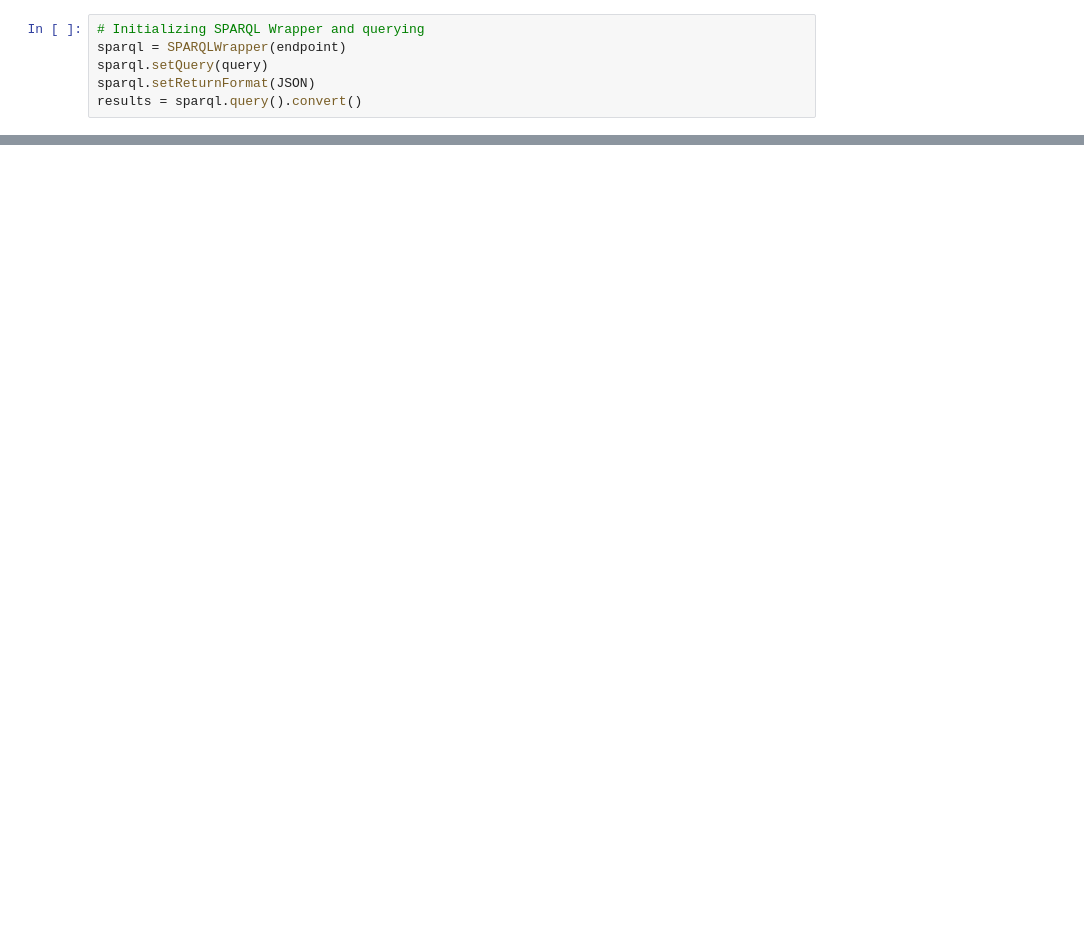
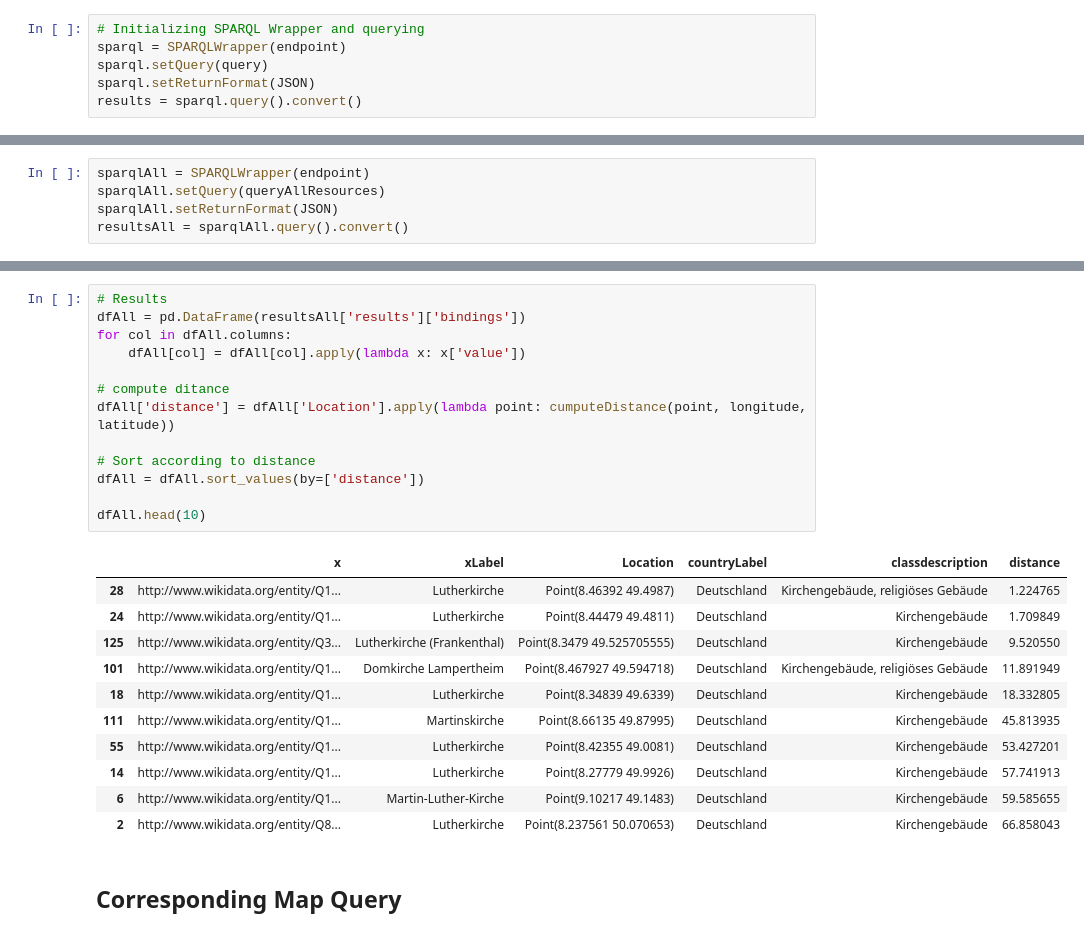
Before and after one commit to sarahsester/swt_project, a Jupyter notebook: query.ipynb, the cells around one changed output, grey strips where cells are left out. Saved outputs shown, nothing was run; the diff lists cells and outputs as text; blank space fills up the shorter version.

```diff
--- a/query.ipynb
+++ b/query.ipynb
@@ -162,0 +318,5 @@ print('Sparql distance in Wikidata: 2.299291884545297')
+# %%
+sparqlAll = SPARQLWrapper(endpoint)
+sparqlAll.setQuery(queryAllResources)
+sparqlAll.setReturnFormat(JSON)
+resultsAll = sparqlAll.query().convert()
@@ -162,0 +343,27 @@ print('Sparql distance in Wikidata: 2.299291884545297')
+# %%
+# Results
+dfAll = pd.DataFrame(resultsAll['results']['bindings'])
+for col in dfAll.columns:
+    dfAll[col] = dfAll[col].apply(lambda x: x['value'])
+
+# compute ditance
+dfAll['distance'] = dfAll['Location'].apply(lambda point: cumputeDistance(point, longitude, latitude))
+
+# Sort according to distance
+dfAll = dfAll.sort_values(by=['distance'])
+
+dfAll.head(10)
+# %% [output]
+|  | x | xLabel | Location | countryLabel | classdescription | distance |
+| 28 | http://www.wikidata.org/entity/Q1... | Lutherkirche | Point(8.46392 49.4987) | Deutschland | Kirchengebäude, religiöses Gebäude | 1.224765 |
+| 24 | http://www.wikidata.org/entity/Q1... | Lutherkirche | Point(8.44479 49.4811) | Deutschland | Kirchengebäude | 1.709849 |
+| 125 | http://www.wikidata.org/entity/Q3... | Lutherkirche (Frankenthal) | Point(8.3479 49.525705555) | Deutschland | Kirchengebäude | 9.520550 |
+| 101 | http://www.wikidata.org/entity/Q1... | Domkirche Lampertheim | Point(8.467927 49.594718) | Deutschland | Kirchengebäude, religiöses Gebäude | 11.891949 |
+| 18 | http://www.wikidata.org/entity/Q1... | Lutherkirche | Point(8.34839 49.6339) | Deutschland | Kirchengebäude | 18.332805 |
+| 111 | http://www.wikidata.org/entity/Q1... | Martinskirche | Point(8.66135 49.87995) | Deutschland | Kirchengebäude | 45.813935 |
+| 55 | http://www.wikidata.org/entity/Q1... | Lutherkirche | Point(8.42355 49.0081) | Deutschland | Kirchengebäude | 53.427201 |
+| 14 | http://www.wikidata.org/entity/Q1... | Lutherkirche | Point(8.27779 49.9926) | Deutschland | Kirchengebäude | 57.741913 |
+| 6 | http://www.wikidata.org/entity/Q1... | Martin-Luther-Kirche | Point(9.10217 49.1483) | Deutschland | Kirchengebäude | 59.585655 |
+| 2 | http://www.wikidata.org/entity/Q8... | Lutherkirche | Point(8.237561 50.070653) | Deutschland | Kirchengebäude | 66.858043 |
+# %% [markdown]
+## Corresponding Map Query
```
Also changed, not shown: parts of 15 cells of this notebook.
